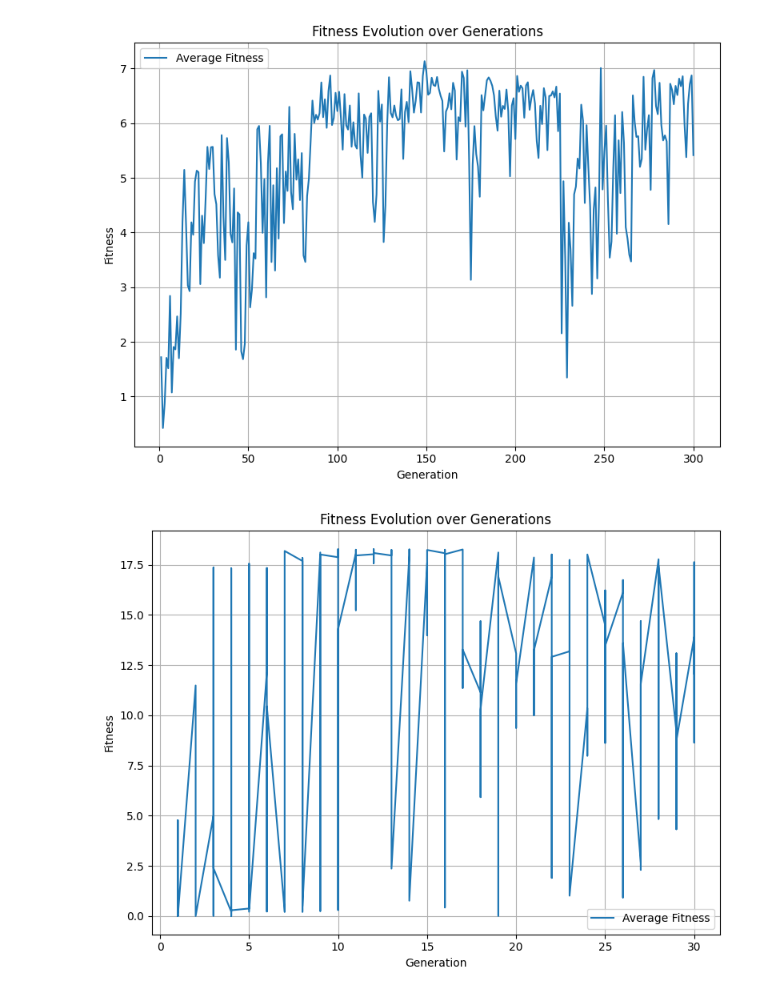
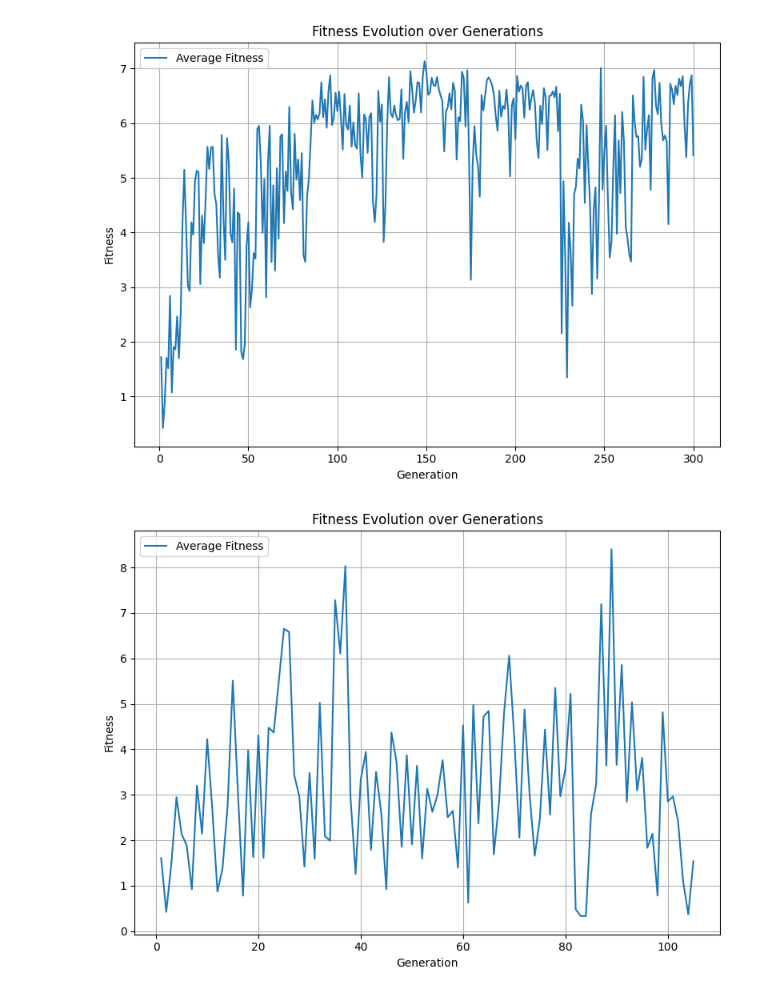
Before and after one commit to djcmendes/IAR2025, a Jupyter notebook: Results.ipynb, the cells around one changed output. Saved outputs shown, nothing was run; the diff lists cells and outputs as text; code cells hidden in the pictures.

Commit message:
ann simple improvement

```diff
--- a/Results.ipynb
+++ b/Results.ipynb
@@ -23,17 +23,17 @@ plt.show()
 [figure]
 # %%
 # Carrega o CSV gerado pelo script
-df = pd.read_csv('./thymio/controllers/p1_phase2_controller_ann_simple/fitness_history_ann_simples.csv')
+df = pd.read_csv('./thymio/controllers/p1_phase2_controller_ann_simple/fitness_history_ANN.csv')
 
 # Cria o gráfico da média de fitness
 plt.figure(figsize=(8, 6))
-plt.plot(df['Generation'], df['Fitness'], label='Average Fitness')  # sem marker
+plt.plot(df['Generation'], df['AverageFitness'], label='Average Fitness')  # sem marker
 plt.xlabel('Generation')
 plt.ylabel('Fitness')
 plt.title('Fitness Evolution over Generations')
 plt.legend()
 plt.grid(True)
 plt.tight_layout()
 plt.show()
 # %% [output]
-[figure, old version]
+[figure, new version]
```
Also changed, not shown: 2 other files.
